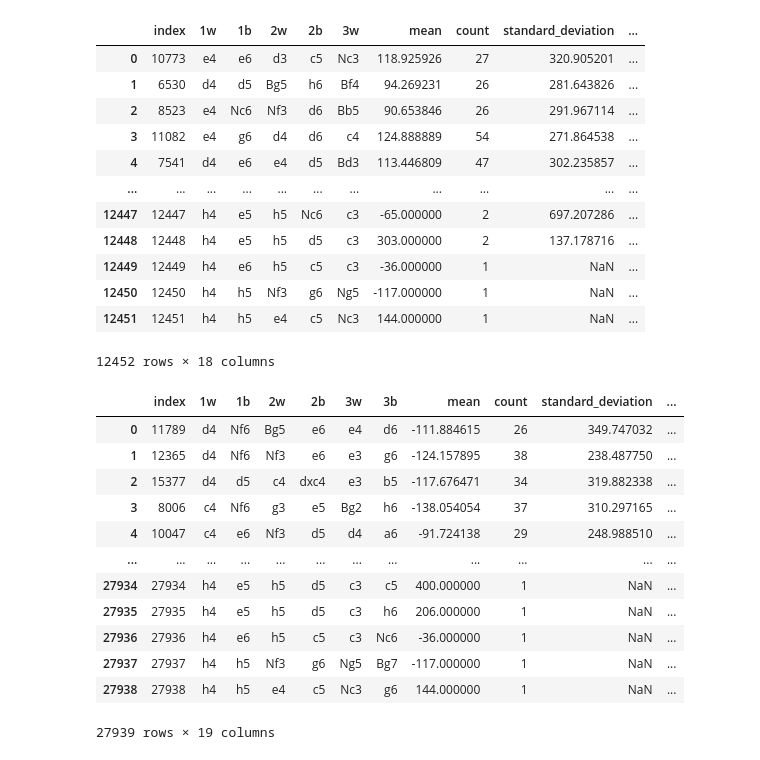
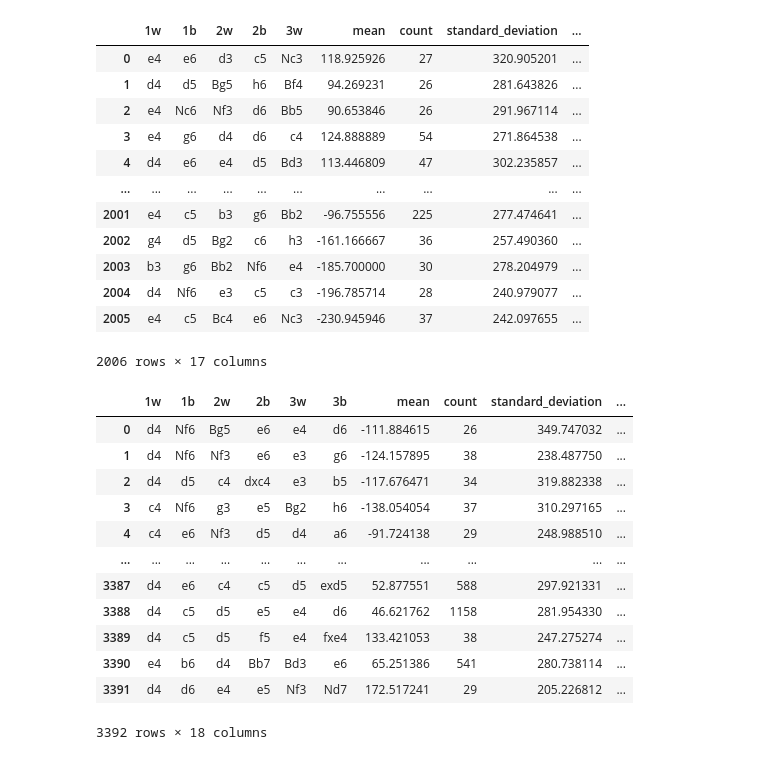
Before and after one commit to Elliot-Moore/Capstone, a Jupyter notebook: notebooks/Capstone_data_analysis.ipynb, the cells around one changed output. Cells and saved outputs as stored; diff of their text form; code cells hidden in the pictures.

```diff
--- a/notebooks/Capstone_data_analysis.ipynb
+++ b/notebooks/Capstone_data_analysis.ipynb
@@ -5,3 +7,7 @@ import math
+# %%
+pd.set_option('display.max_colwidth', None)
+pd.set_option('display.max_columns', 50)
+pd.set_option('display.max_rows', 1000)
 # %%
 chess = pd.read_csv('../data/caissabase_df.csv', index_col = 0)
 # %%
@@ -176,5 +215,6 @@ b2.sort_values(by = 'score', ascending = False).reset_index()
 # %%
 w3 = chess.groupby(['1w','1b','2w','2b','3w']).agg(mean = ('white_perf_diff_adjusted', 'mean'), count = ('white_perf_diff_adjusted', 'count'), standard_deviation = ('white_perf_diff_adjusted', 'std'))
+w3 = w3.loc[w3['count'] >= 25]
 w3['95%_confidence_interval_+'] = w3['mean'] + 1.96*(w3['standard_deviation']/(np.sqrt(w3['count'])))
 w3['95%_confidence_interval_-'] = w3['mean'] - 1.96*(w3['standard_deviation']/(np.sqrt(w3['count'])))
 w3['+/-range'] = (w3['95%_confidence_interval_+']-w3['95%_confidence_interval_-'])/2
@@ -189,51 +229,52 @@ w3.loc[w3['count'] >= 25, 'rarityscore'] = ((w3['%_of_previous_position']**-1)-2
 w3.loc[w3['rarityscore'] < 0, 'rarityscore'] = 0
 w3.loc[w3['rarityscore'] > 10, 'rarityscore'] = 10
 w3['score'] = w3['countscore']+w3['eloscore']+w3['rarityscore']
-w3.sort_values(by = 'score', ascending = False).reset_index()
+w3.sort_values(by = 'score', ascending = False).reset_index(drop = True)
 # %% [output]
-|  | index | 1w | 1b | 2w | 2b | 3w | mean | count | standard_deviation | ... |
-| 0 | 10773 | e4 | e6 | d3 | c5 | Nc3 | 118.925926 | 27 | 320.905201 | ... |
-| 1 | 6530 | d4 | d5 | Bg5 | h6 | Bf4 | 94.269231 | 26 | 281.643826 | ... |
-| 2 | 8523 | e4 | Nc6 | Nf3 | d6 | Bb5 | 90.653846 | 26 | 291.967114 | ... |
-| 3 | 11082 | e4 | g6 | d4 | d6 | c4 | 124.888889 | 54 | 271.864538 | ... |
-| 4 | 7541 | d4 | e6 | e4 | d5 | Bd3 | 113.446809 | 47 | 302.235857 | ... |
-| ... | ... | ... | ... | ... | ... | ... | ... | ... | ... | ... |
-| 12447 | 12447 | h4 | e5 | h5 | Nc6 | c3 | -65.000000 | 2 | 697.207286 | ... |
-| 12448 | 12448 | h4 | e5 | h5 | d5 | c3 | 303.000000 | 2 | 137.178716 | ... |
-| 12449 | 12449 | h4 | e6 | h5 | c5 | c3 | -36.000000 | 1 | NaN | ... |
-| 12450 | 12450 | h4 | h5 | Nf3 | g6 | Ng5 | -117.000000 | 1 | NaN | ... |
-| 12451 | 12451 | h4 | h5 | e4 | c5 | Nc3 | 144.000000 | 1 | NaN | ... |
+|  | 1w | 1b | 2w | 2b | 3w | mean | count | standard_deviation | ... |
+| 0 | e4 | e6 | d3 | c5 | Nc3 | 118.925926 | 27 | 320.905201 | ... |
+| 1 | d4 | d5 | Bg5 | h6 | Bf4 | 94.269231 | 26 | 281.643826 | ... |
+| 2 | e4 | Nc6 | Nf3 | d6 | Bb5 | 90.653846 | 26 | 291.967114 | ... |
+| 3 | e4 | g6 | d4 | d6 | c4 | 124.888889 | 54 | 271.864538 | ... |
+| 4 | d4 | e6 | e4 | d5 | Bd3 | 113.446809 | 47 | 302.235857 | ... |
+| ... | ... | ... | ... | ... | ... | ... | ... | ... | ... |
+| 2001 | e4 | c5 | b3 | g6 | Bb2 | -96.755556 | 225 | 277.474641 | ... |
+| 2002 | g4 | d5 | Bg2 | c6 | h3 | -161.166667 | 36 | 257.490360 | ... |
+| 2003 | b3 | g6 | Bb2 | Nf6 | e4 | -185.700000 | 30 | 278.204979 | ... |
+| 2004 | d4 | Nf6 | e3 | c5 | c3 | -196.785714 | 28 | 240.979077 | ... |
+| 2005 | e4 | c5 | Bc4 | e6 | Nc3 | -230.945946 | 37 | 242.097655 | ... |
-12452 rows × 18 columns
+2006 rows × 17 columns
 # %%
 b3 = chess.groupby(['1w','1b','2w','2b','3w','3b']).agg(mean = ('white_perf_diff_adjusted', 'mean'), count = ('white_perf_diff_adjusted', 'count'), standard_deviation = ('white_perf_diff_adjusted', 'std'))
+b3 = b3.loc[b3['count'] >= 25]
 b3['95%_confidence_interval_+'] = b3['mean'] + 1.96*(b3['standard_deviation']/(np.sqrt(b3['count'])))
 b3['95%_confidence_interval_-'] = b3['mean'] - 1.96*(b3['standard_deviation']/(np.sqrt(b3['count'])))
 b3['+/-range'] = (b3['95%_confidence_interval_+']-b3['95%_confidence_interval_-'])/2
 b3 = b3.reset_index()
 b3p = b3.groupby(['1w','1b','2w','2b','3w']).agg(previous_count = ('count','sum'))
 b3 = b3.merge(b3p, how = 'outer', on = ['1w','1b','2w','2b','3w'])
 b3['%_of_previous_position'] = b3['count'] / b3['previous_count']
 b3.loc[b3['count'] >= 25, 'countscore'] = 50*(b3['count'])**-0.5
 b3.loc[b3['count'] >= 25, 'eloscore'] = (-0.08*b3['mean'])
 b3.loc[b3['eloscore'] > 10, 'eloscore'] = 10
 b3.loc[b3['count'] >= 25, 'rarityscore'] = ((b3['%_of_previous_position']**-1)-2)/2
 b3.loc[b3['rarityscore'] < 0, 'rarityscore'] = 0
 b3.loc[b3['rarityscore'] > 10, 'rarityscore'] = 10
 b3['score'] = b3['countscore']+b3['eloscore']+b3['rarityscore']
-b3.sort_values(by = 'score', ascending = False).reset_index()
+b3.sort_values(by = 'score', ascending = False).reset_index(drop = True)
 # %% [output]
-|  | index | 1w | 1b | 2w | 2b | 3w | 3b | mean | count | standard_deviation | ... |
-| 0 | 11789 | d4 | Nf6 | Bg5 | e6 | e4 | d6 | -111.884615 | 26 | 349.747032 | ... |
-| 1 | 12365 | d4 | Nf6 | Nf3 | e6 | e3 | g6 | -124.157895 | 38 | 238.487750 | ... |
-| 2 | 15377 | d4 | d5 | c4 | dxc4 | e3 | b5 | -117.676471 | 34 | 319.882338 | ... |
-| 3 | 8006 | c4 | Nf6 | g3 | e5 | Bg2 | h6 | -138.054054 | 37 | 310.297165 | ... |
-| 4 | 10047 | c4 | e6 | Nf3 | d5 | d4 | a6 | -91.724138 | 29 | 248.988510 | ... |
-| ... | ... | ... | ... | ... | ... | ... | ... | ... | ... | ... | ... |
-| 27934 | 27934 | h4 | e5 | h5 | d5 | c3 | c5 | 400.000000 | 1 | NaN | ... |
-| 27935 | 27935 | h4 | e5 | h5 | d5 | c3 | h6 | 206.000000 | 1 | NaN | ... |
-| 27936 | 27936 | h4 | e6 | h5 | c5 | c3 | Nc6 | -36.000000 | 1 | NaN | ... |
-| 27937 | 27937 | h4 | h5 | Nf3 | g6 | Ng5 | Bg7 | -117.000000 | 1 | NaN | ... |
-| 27938 | 27938 | h4 | h5 | e4 | c5 | Nc3 | g6 | 144.000000 | 1 | NaN | ... |
+|  | 1w | 1b | 2w | 2b | 3w | 3b | mean | count | standard_deviation | ... |
+| 0 | d4 | Nf6 | Bg5 | e6 | e4 | d6 | -111.884615 | 26 | 349.747032 | ... |
+| 1 | d4 | Nf6 | Nf3 | e6 | e3 | g6 | -124.157895 | 38 | 238.487750 | ... |
+| 2 | d4 | d5 | c4 | dxc4 | e3 | b5 | -117.676471 | 34 | 319.882338 | ... |
+| 3 | c4 | Nf6 | g3 | e5 | Bg2 | h6 | -138.054054 | 37 | 310.297165 | ... |
+| 4 | c4 | e6 | Nf3 | d5 | d4 | a6 | -91.724138 | 29 | 248.988510 | ... |
+| ... | ... | ... | ... | ... | ... | ... | ... | ... | ... | ... |
+| 3387 | d4 | e6 | c4 | c5 | d5 | exd5 | 52.877551 | 588 | 297.921331 | ... |
+| 3388 | d4 | c5 | d5 | e5 | e4 | d6 | 46.621762 | 1158 | 281.954330 | ... |
+| 3389 | d4 | c5 | d5 | f5 | e4 | fxe4 | 133.421053 | 38 | 247.275274 | ... |
+| 3390 | e4 | b6 | d4 | Bb7 | Bd3 | e6 | 65.251386 | 541 | 280.738114 | ... |
+| 3391 | d4 | d6 | e4 | e5 | Nf3 | Nd7 | 172.517241 | 29 | 205.226812 | ... |
-27939 rows × 19 columns
+3392 rows × 18 columns
 # %%
 w4 = chess.groupby(['1w','1b','2w','2b','3w','3b','4w']).agg(mean = ('white_perf_diff_adjusted', 'mean'), count = ('white_perf_diff_adjusted', 'count'), standard_deviation = ('white_perf_diff_adjusted', 'std'))
```
Also changed, not shown: parts of 33 cells of this notebook, 2 other files.
